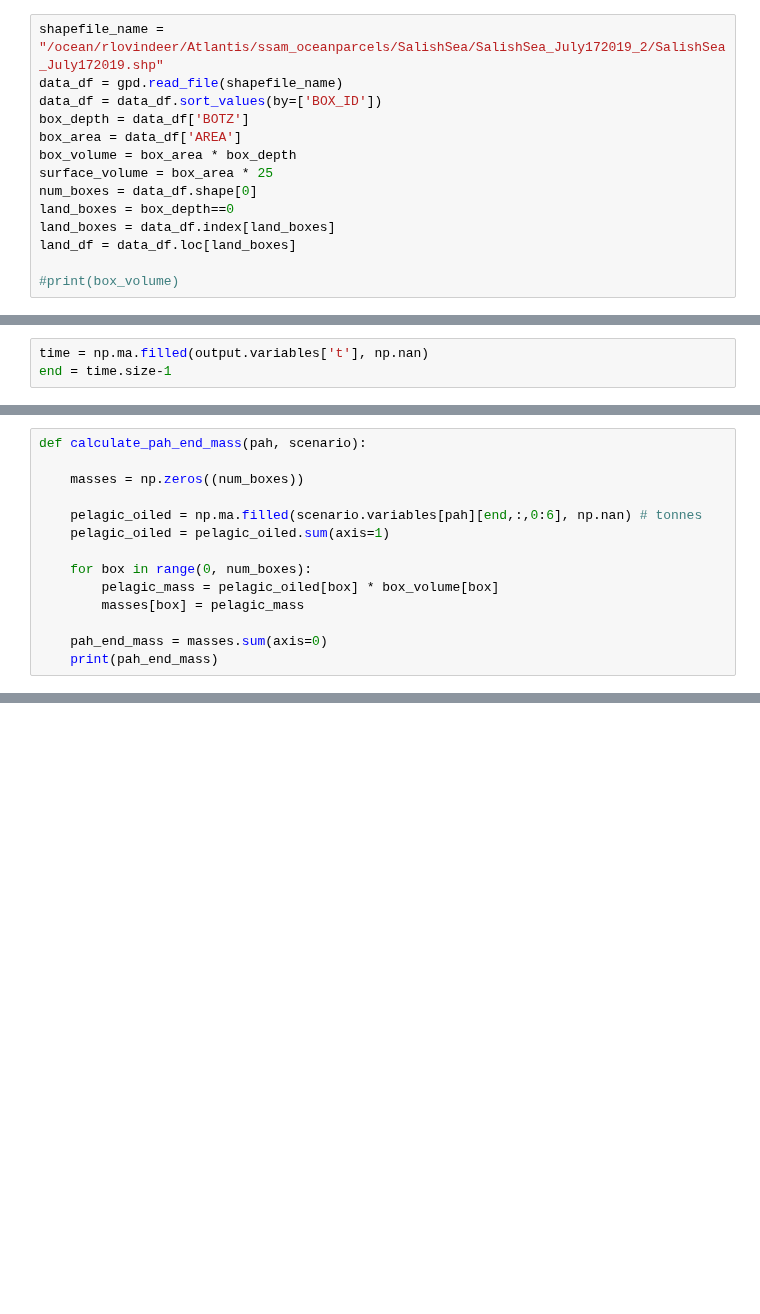
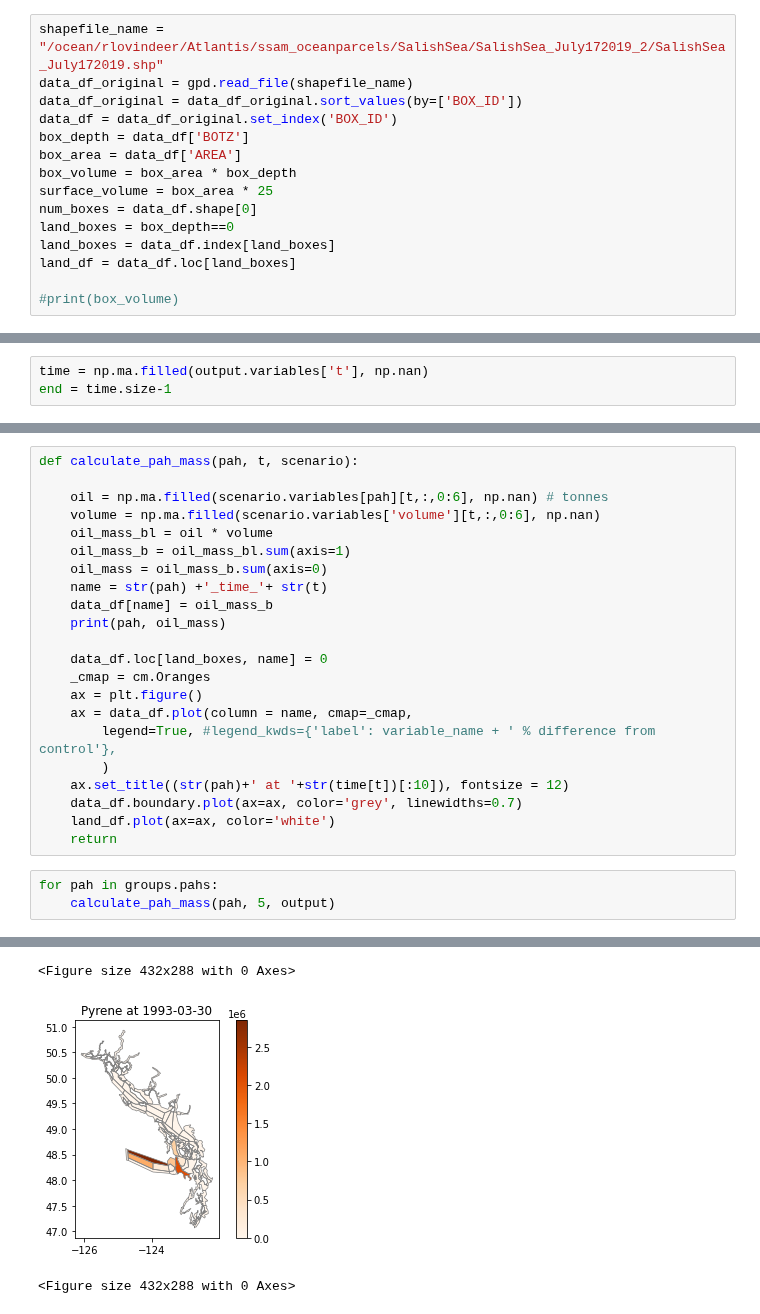
Before and after one commit to SS-Atlantis/analysis-raisha, a Jupyter notebook: notebooks/contaminant-dispersal/SSAM-contam-accounting.ipynb, the cells around one changed output, grey strips where cells are left out. Drawn from its saved outputs; the diff is of its cells as text; blank space fills up the shorter version.

```diff
--- a/notebooks/contaminant-dispersal/SSAM-contam-accounting.ipynb
+++ b/notebooks/contaminant-dispersal/SSAM-contam-accounting.ipynb
@@ -18,8 +18,9 @@ sys.path.append('/ocean/rlovindeer/MOAD/analysis-raisha/notebooks/')
 import ssam_groups as groups
 # %%
 shapefile_name = "/ocean/rlovindeer/Atlantis/ssam_oceanparcels/SalishSea/SalishSea_July172019_2/SalishSea_July172019.shp"
-data_df = gpd.read_file(shapefile_name)
-data_df = data_df.sort_values(by=['BOX_ID'])
+data_df_original = gpd.read_file(shapefile_name)
+data_df_original = data_df_original.sort_values(by=['BOX_ID'])
+data_df = data_df_original.set_index('BOX_ID')
 box_depth = data_df['BOTZ']
 box_area = data_df['AREA']
 box_volume = box_area * box_depth
@@ -150,14 +203,26 @@ end = time.size-1
 # %%
-def calculate_pah_end_mass(pah, scenario):
+def calculate_pah_mass(pah, t, scenario):
 
-    masses = np.zeros((num_boxes))
+    oil = np.ma.filled(scenario.variables[pah][t,:,0:6], np.nan) # tonnes
+    volume = np.ma.filled(scenario.variables['volume'][t,:,0:6], np.nan)
+    oil_mass_bl = oil * volume
+    oil_mass_b = oil_mass_bl.sum(axis=1)
+    oil_mass = oil_mass_b.sum(axis=0)
+    name = str(pah) +'_time_'+ str(t)
+    data_df[name] = oil_mass_b
+    print(pah, oil_mass)
 
-    pelagic_oiled = np.ma.filled(scenario.variables[pah][end,:,0:6], np.nan) # tonnes
-    pelagic_oiled = pelagic_oiled.sum(axis=1)
-
-    for box in range(0, num_boxes):
-        pelagic_mass = pelagic_oiled[box] * box_volume[box]
-        masses[box] = pelagic_mass
-
-    pah_end_mass = masses.sum(axis=0)
-    print(pah_end_mass)
+    data_df.loc[land_boxes, name] = 0
+    _cmap = cm.Oranges
+    ax = plt.figure()
+    ax = data_df.plot(column = name, cmap=_cmap,
+        legend=True, #legend_kwds={'label': variable_name + ' % difference from control'},
+        )
+    ax.set_title((str(pah)+' at '+str(time[t])[:10]), fontsize = 12)
+    data_df.boundary.plot(ax=ax, color='grey', linewidths=0.7)
+    land_df.plot(ax=ax, color='white')
+    return
+# %%
+for pah in groups.pahs:
+    calculate_pah_mass(pah, 5, output)
+# %% [output]
@@ -163,0 +233,3 @@ def calculate_pah_end_mass(pah, scenario):
+<Figure size 432x288 with 0 Axes>
+[figure, added]
+<Figure size 432x288 with 0 Axes>
```
Also changed, not shown: parts of 23 cells of this notebook.
